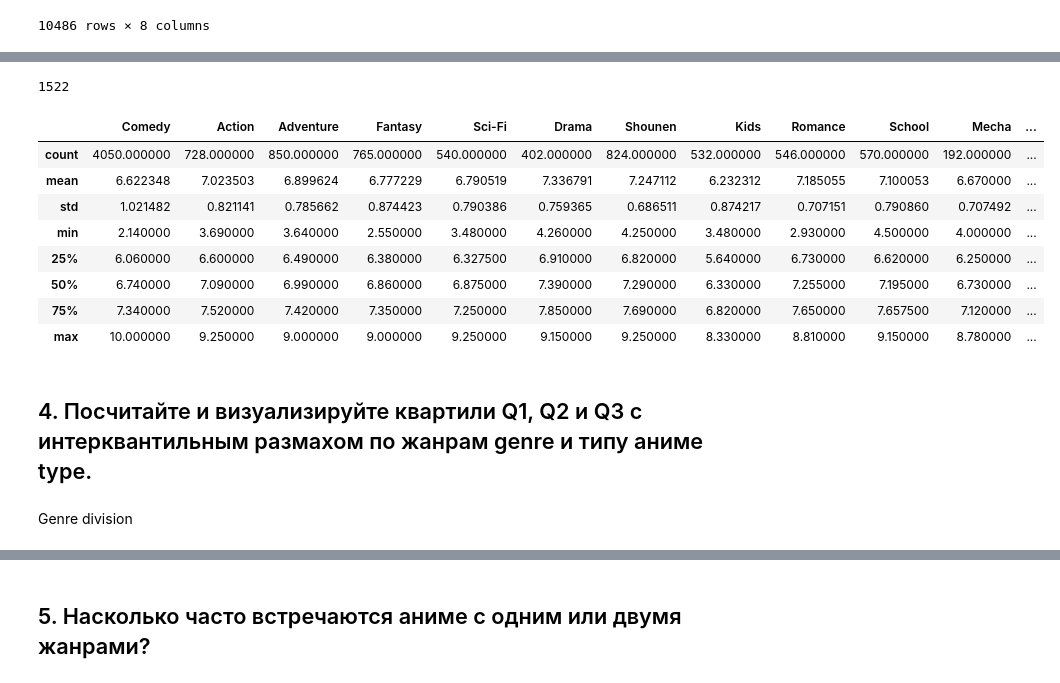
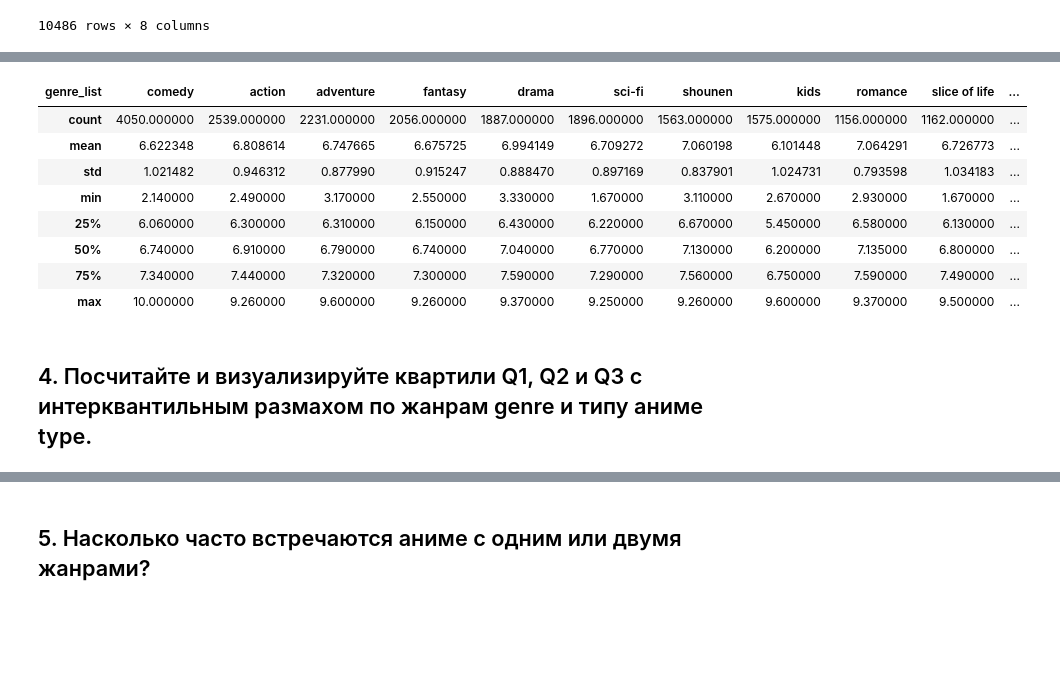
Before and after one commit to semwett0301/stat-ml-labs, a Jupyter notebook: statistic-course/math_stat_1.ipynb, the cells around one changed output, grey strips where cells are left out. Drawn from its saved outputs; the diff is of its cells as text; code cells hidden in the pictures; blank space fills up the shorter version.

```diff
--- a/statistic-course/math_stat_1.ipynb
+++ b/statistic-course/math_stat_1.ipynb
@@ -195,10 +195,3 @@ genre_df
 | 10484 | 33035 | Yuyushiki Special | NaN | Special | 1 | NaN | 2294 | NaN |
 | 10485 | 33390 | Zunda Horizon | NaN | Movie | 1 | NaN | 160 | NaN |
 10486 rows × 8 columns
-# %%
-for genre in filtered_genre:
-    genre_df[genre] = genre_df["genre_list"].dropna().apply(lambda x: genre.lower() in x)
-
-genre_df.drop(columns=["genre"], inplace=True)
-
-genre_df
@@ -218,0 +198,3 @@ genre_df
+# %%
+genre_df = genre_df.explode('genre_list').dropna().reset_index().pivot(columns='genre_list', values='rating')
+genre_df
@@ -219,4 +215,4 @@ genre_df
 # %%
-top_genres = genre_df[filtered_genre].sum().drop_duplicates().sort_values(ascending=False).head(15)
+top_genres = genre_df[filtered_genre.str.lower()].sum().drop_duplicates().sort_values(ascending=False).head(15)
 top_genres.index
 # %% [output]
@@ -282,20 +240,14 @@ genre_grouped_df
-# %%
-genre_grouped_df['Comedy'].isna().sum()
-# %% [output]
-1522
 # %%
-genre_grouped_df[top_genres.index].describe()
+new_genre_df[top_genres.index].describe()
 # %% [output]
-|  | Comedy | Action | Adventure | Fantasy | Sci-Fi | Drama | Shounen | Kids | Romance | School | Mecha | ... |
-| count | 4050.000000 | 728.000000 | 850.000000 | 765.000000 | 540.000000 | 402.000000 | 824.000000 | 532.000000 | 546.000000 | 570.000000 | 192.000000 | ... |
-| mean | 6.622348 | 7.023503 | 6.899624 | 6.777229 | 6.790519 | 7.336791 | 7.247112 | 6.232312 | 7.185055 | 7.100053 | 6.670000 | ... |
-| std | 1.021482 | 0.821141 | 0.785662 | 0.874423 | 0.790386 | 0.759365 | 0.686511 | 0.874217 | 0.707151 | 0.790860 | 0.707492 | ... |
-| min | 2.140000 | 3.690000 | 3.640000 | 2.550000 | 3.480000 | 4.260000 | 4.250000 | 3.480000 | 2.930000 | 4.500000 | 4.000000 | ... |
-| 25% | 6.060000 | 6.600000 | 6.490000 | 6.380000 | 6.327500 | 6.910000 | 6.820000 | 5.640000 | 6.730000 | 6.620000 | 6.250000 | ... |
-| 50% | 6.740000 | 7.090000 | 6.990000 | 6.860000 | 6.875000 | 7.390000 | 7.290000 | 6.330000 | 7.255000 | 7.195000 | 6.730000 | ... |
-| 75% | 7.340000 | 7.520000 | 7.420000 | 7.350000 | 7.250000 | 7.850000 | 7.690000 | 6.820000 | 7.650000 | 7.657500 | 7.120000 | ... |
-| max | 10.000000 | 9.250000 | 9.000000 | 9.000000 | 9.250000 | 9.150000 | 9.250000 | 8.330000 | 8.810000 | 9.150000 | 8.780000 | ... |
+| genre_list | comedy | action | adventure | fantasy | drama | sci-fi | shounen | kids | romance | slice of life | ... |
+| count | 4050.000000 | 2539.000000 | 2231.000000 | 2056.000000 | 1887.000000 | 1896.000000 | 1563.000000 | 1575.000000 | 1156.000000 | 1162.000000 | ... |
+| mean | 6.622348 | 6.808614 | 6.747665 | 6.675725 | 6.994149 | 6.709272 | 7.060198 | 6.101448 | 7.064291 | 6.726773 | ... |
+| std | 1.021482 | 0.946312 | 0.877990 | 0.915247 | 0.888470 | 0.897169 | 0.837901 | 1.024731 | 0.793598 | 1.034183 | ... |
+| min | 2.140000 | 2.490000 | 3.170000 | 2.550000 | 3.330000 | 1.670000 | 3.110000 | 2.670000 | 2.930000 | 1.670000 | ... |
+| 25% | 6.060000 | 6.300000 | 6.310000 | 6.150000 | 6.430000 | 6.220000 | 6.670000 | 5.450000 | 6.580000 | 6.130000 | ... |
+| 50% | 6.740000 | 6.910000 | 6.790000 | 6.740000 | 7.040000 | 6.770000 | 7.130000 | 6.200000 | 7.135000 | 6.800000 | ... |
+| 75% | 7.340000 | 7.440000 | 7.320000 | 7.300000 | 7.590000 | 7.290000 | 7.560000 | 6.750000 | 7.590000 | 7.490000 | ... |
+| max | 10.000000 | 9.260000 | 9.600000 | 9.260000 | 9.370000 | 9.250000 | 9.260000 | 9.600000 | 9.370000 | 9.500000 | ... |
 # %% [markdown]
 ## 4. Посчитайте и визуализируйте квартили Q1, Q2 и Q3 с интерквантильным размахом по жанрам genre и типу аниме type.
-# %% [markdown]
-Genre division
```
Also changed, not shown: parts of 19 cells of this notebook.
